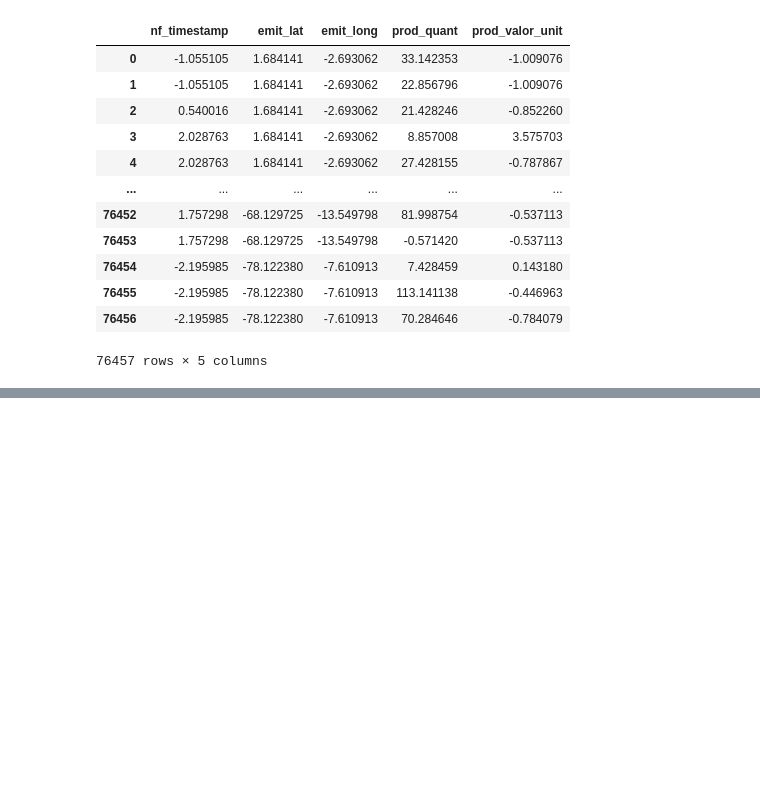
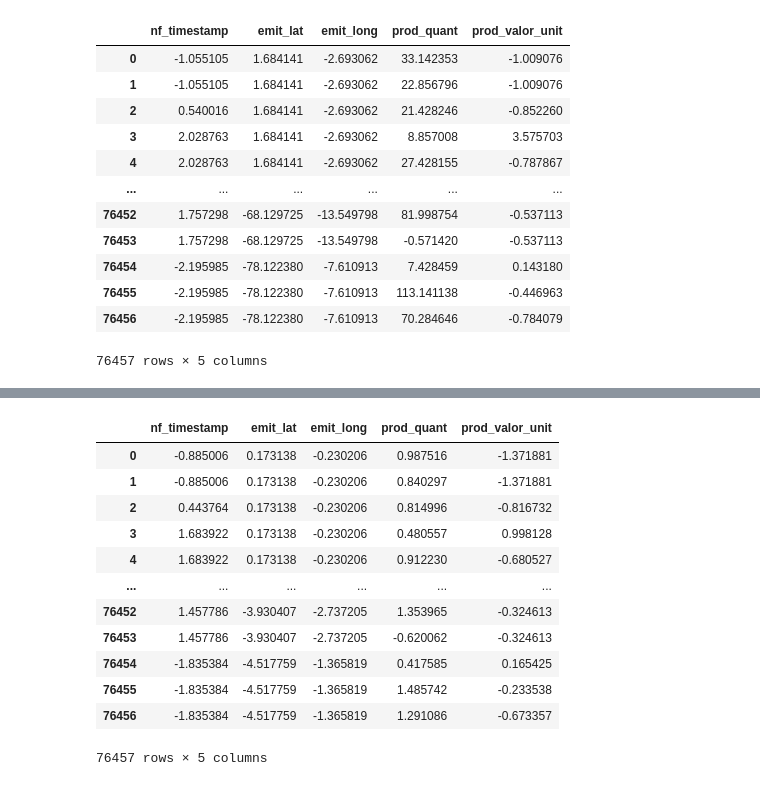
Before and after one commit to breno-abreu/TCC, a Jupyter notebook: data cleaning/normalization_zscores_most_common_ncm.ipynb, the cells around one changed output, grey strips where cells are left out. Drawn from its saved outputs; the diff is of its cells as text; code cells hidden in the pictures; blank space fills up the shorter version.

```diff
--- a/data cleaning/normalization_zscores_most_common_ncm.ipynb
+++ b/data cleaning/normalization_zscores_most_common_ncm.ipynb
@@ -159,3 +159,19 @@ df_rob_rzscores
 | 76455 | -2.195985 | -78.122380 | -7.610913 | 113.141138 | -0.446963 |
 | 76456 | -2.195985 | -78.122380 | -7.610913 | 70.284646 | -0.784079 |
 76457 rows × 5 columns
+# %%
+df_norm = df.copy()
+
+minmax_scaler = MinMaxScaler()
+df_norm['nf_timestamp'] = minmax_scaler.fit_transform(df[['nf_timestamp']])
+
+robust_scaler = RobustScaler()
+df_norm['emit_lat'] = robust_scaler.fit_transform(df[['emit_lat']])
+df_norm['emit_long'] = robust_scaler.fit_transform(df[['emit_long']])
+
+df_norm['prod_quant'] = np.log(df['prod_quant'] + 1)
+df_norm['prod_valor_unit'] = np.log(df['prod_valor_unit'] + 1)
+
+df_norm.to_csv('..\..\datasets\df_norm_most_common_ncm.csv', index=False)
+
+df_norm.head(5)
@@ -161,0 +200,26 @@ df_rob_rzscores
+# %%
+z_scores = {}
+
+for column in df_norm.columns:
+    column_data = df_norm[column].values
+    mean = np.mean(column_data)
+    std = np.std(column_data)
+    z_scores[column] = (column_data - mean) / std
+
+df_zscores = pd.DataFrame(z_scores)
+df_zscores.to_csv('..\..\datasets\df_zscores_most_common_ncm.csv', index=False)
+df_zscores
+# %% [output]
+|  | nf_timestamp | emit_lat | emit_long | prod_quant | prod_valor_unit |
+| 0 | -0.885006 | 0.173138 | -0.230206 | 0.987516 | -1.371881 |
+| 1 | -0.885006 | 0.173138 | -0.230206 | 0.840297 | -1.371881 |
+| 2 | 0.443764 | 0.173138 | -0.230206 | 0.814996 | -0.816732 |
+| 3 | 1.683922 | 0.173138 | -0.230206 | 0.480557 | 0.998128 |
+| 4 | 1.683922 | 0.173138 | -0.230206 | 0.912230 | -0.680527 |
+| ... | ... | ... | ... | ... | ... |
+| 76452 | 1.457786 | -3.930407 | -2.737205 | 1.353965 | -0.324613 |
+| 76453 | 1.457786 | -3.930407 | -2.737205 | -0.620062 | -0.324613 |
+| 76454 | -1.835384 | -4.517759 | -1.365819 | 0.417585 | 0.165425 |
+| 76455 | -1.835384 | -4.517759 | -1.365819 | 1.485742 | -0.233538 |
+| 76456 | -1.835384 | -4.517759 | -1.365819 | 1.291086 | -0.673357 |
+76457 rows × 5 columns
```
Also changed, not shown: parts of 3 cells of this notebook, 25 other files.
